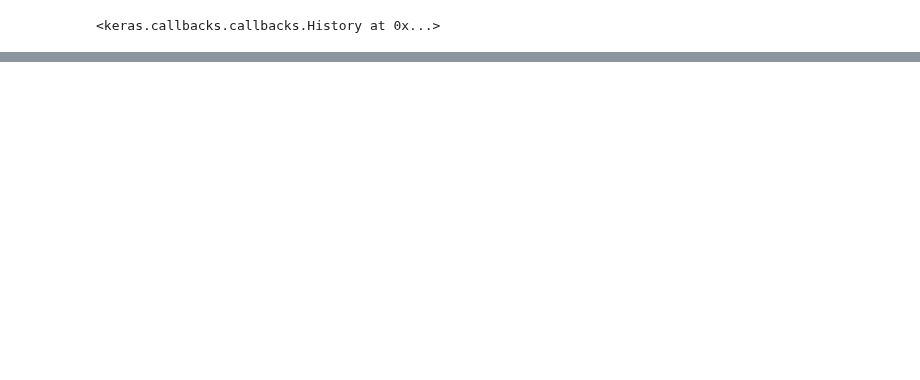
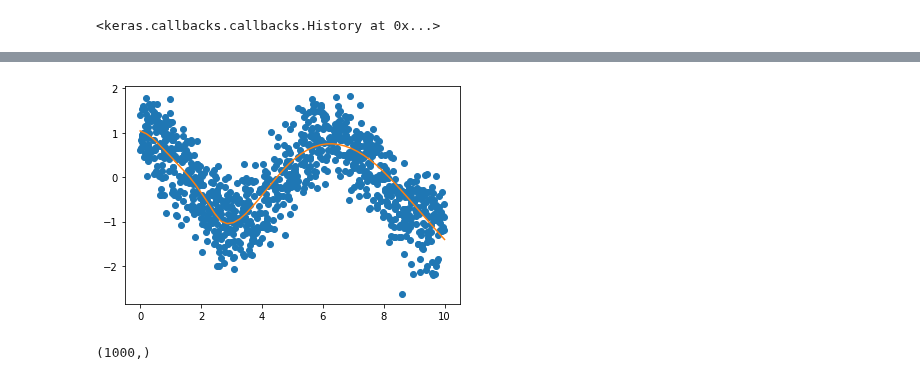
Before and after one commit to vma101/big_data_tools, a Jupyter notebook: hw1_ols.ipynb, the cells around one changed output, grey strips where cells are left out. Cells and saved outputs as stored; diff of their text form; code cells hidden in the pictures; blank space fills up the shorter version.

Commit message:
Completed new question added to the homework

```diff
--- a/hw1_ols.ipynb
+++ b/hw1_ols.ipynb
@@ -81,0 +91,9 @@ hist2
+# %%
+# Multi-layer Model
+model3 = Sequential()
+model3.add(Dense(20, input_shape=(1,)))
+model3.add(Activation('elu'))
+model3.add(Dense(1))
+model3.add(Activation('elu'))
+model3.add(Dense(1))
+model3.summary()
@@ -81,0 +122,21 @@ hist2
+# %%
+# Question 3
+def fit_model3(model, X, Y):
+    model.compile(optimizer = 'adam', loss = 'mse')
+    model.fit(np.transpose(X_nl), Y, epochs=1000, batch_size=50, verbose=0)
+    return model
+# %%
+# Output for Question 3
+model3_fin = fit_model3(model3,X_nl,Y_nl)
+
+Xp = np.linspace(0,10,num=50)
+Yp = model3_fin.predict(Xp)
+plt.plot(X_nl,Y_nl,'o')
+plt.plot(Xp,Yp,'-')
+plt.show()
+# %% [output]
+[figure, added]
+# %%
+X_nl.shape
+# %% [output]
+(1000,)
```
Also changed, not shown: parts of 7 cells of this notebook.
